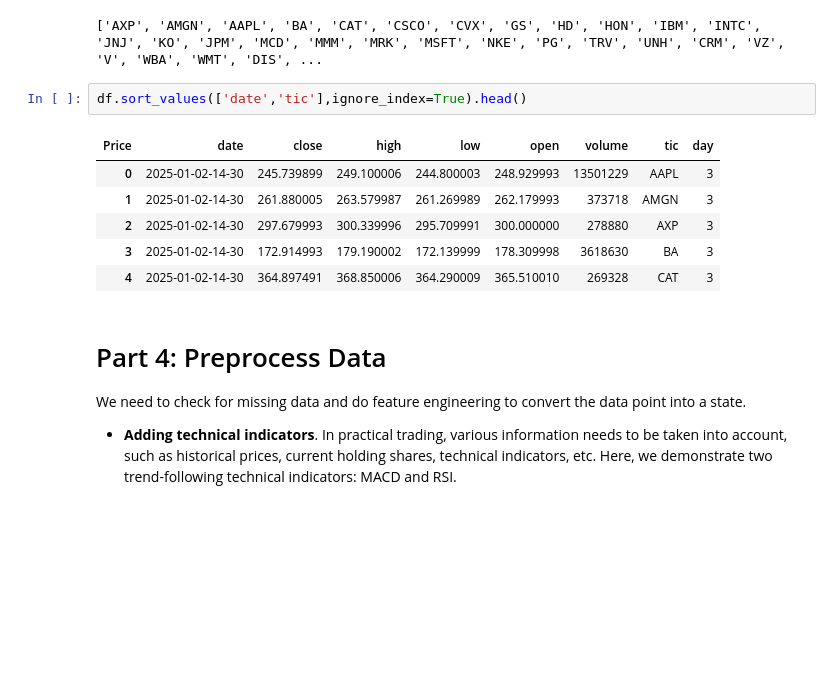
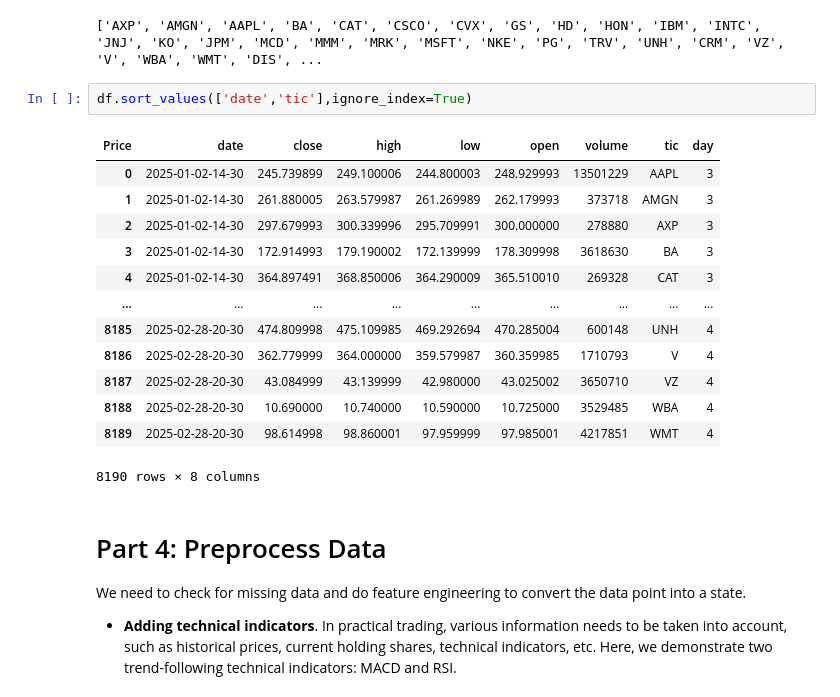
Before and after one commit to Waterkin/trade_platform, a Jupyter notebook: 1-Introduction/Stock_1h_2501_2503.ipynb, the cells around one changed output. Cells and saved outputs as stored; diff of their text form; blank space fills up the shorter version.

```diff
--- a/1-Introduction/Stock_1h_2501_2503.ipynb
+++ b/1-Introduction/Stock_1h_2501_2503.ipynb
@@ -392,14 +392,21 @@ print(config_tickers.DOW_30_TICKER)
 # %% [output]
 ['AXP', 'AMGN', 'AAPL', 'BA', 'CAT', 'CSCO', 'CVX', 'GS', 'HD', 'HON', 'IBM', 'INTC', 'JNJ', 'KO', 'JPM', 'MCD', 'MMM', 'MRK', 'MSFT', 'NKE', 'PG', 'TRV', 'UNH', 'CRM', 'VZ', 'V', 'WBA', 'WMT', 'DIS', ...
 # %%
-df.sort_values(['date','tic'],ignore_index=True).head()
+df.sort_values(['date','tic'],ignore_index=True)
 # %% [output]
 | Price | date | close | high | low | open | volume | tic | day |
 | 0 | 2025-01-02-14-30 | 245.739899 | 249.100006 | 244.800003 | 248.929993 | 13501229 | AAPL | 3 |
 | 1 | 2025-01-02-14-30 | 261.880005 | 263.579987 | 261.269989 | 262.179993 | 373718 | AMGN | 3 |
 | 2 | 2025-01-02-14-30 | 297.679993 | 300.339996 | 295.709991 | 300.000000 | 278880 | AXP | 3 |
 | 3 | 2025-01-02-14-30 | 172.914993 | 179.190002 | 172.139999 | 178.309998 | 3618630 | BA | 3 |
 | 4 | 2025-01-02-14-30 | 364.897491 | 368.850006 | 364.290009 | 365.510010 | 269328 | CAT | 3 |
+| ... | ... | ... | ... | ... | ... | ... | ... | ... |
+| 8185 | 2025-02-28-20-30 | 474.809998 | 475.109985 | 469.292694 | 470.285004 | 600148 | UNH | 4 |
+| 8186 | 2025-02-28-20-30 | 362.779999 | 364.000000 | 359.579987 | 360.359985 | 1710793 | V | 4 |
+| 8187 | 2025-02-28-20-30 | 43.084999 | 43.139999 | 42.980000 | 43.025002 | 3650710 | VZ | 4 |
+| 8188 | 2025-02-28-20-30 | 10.690000 | 10.740000 | 10.590000 | 10.725000 | 3529485 | WBA | 4 |
+| 8189 | 2025-02-28-20-30 | 98.614998 | 98.860001 | 97.959999 | 97.985001 | 4217851 | WMT | 4 |
+8190 rows × 8 columns
 # %% [markdown]
 # Part 4: Preprocess Data
 We need to check for missing data and do feature engineering to convert the data point into a state.
```
Also changed, not shown: parts of 42 cells of this notebook.
